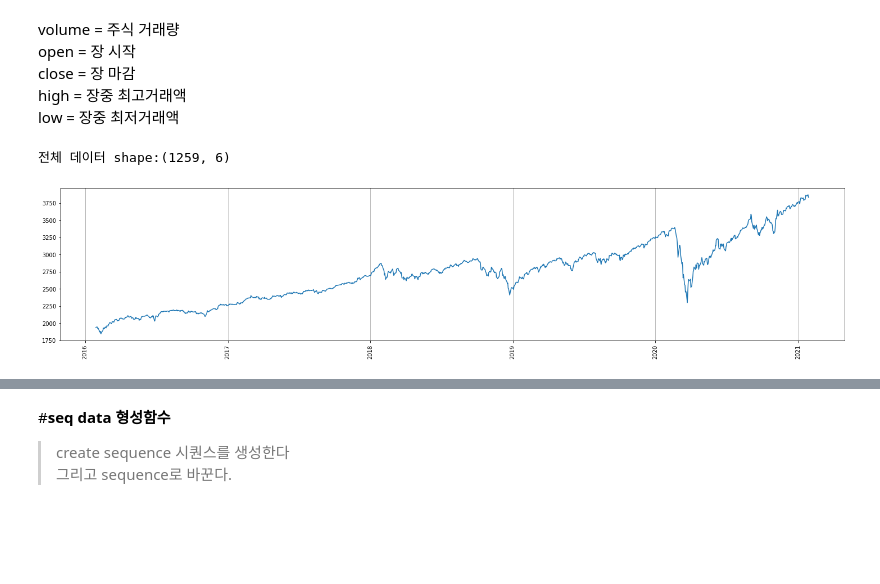
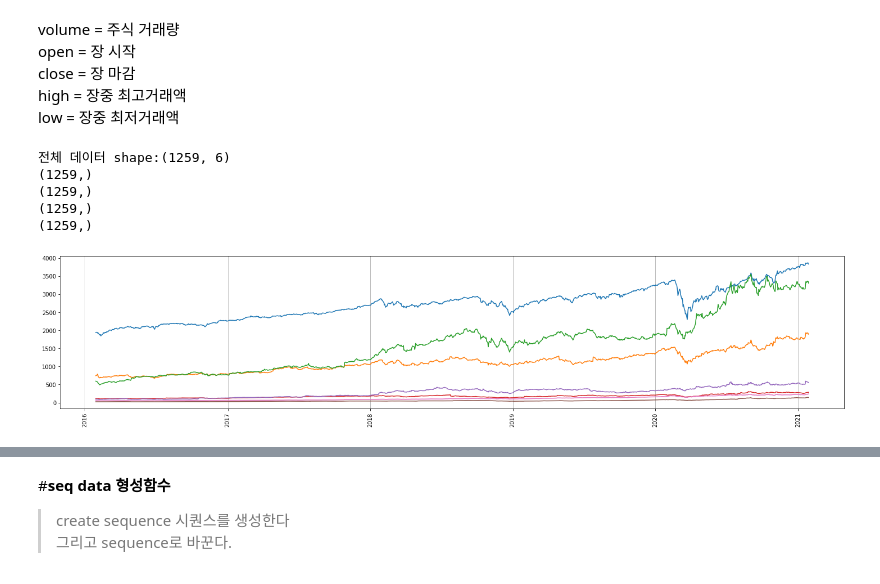
Before and after one commit to LSJgobsl/TransformerSNP500, a Jupyter notebook: snp500_20210120.ipynb, the cells around one changed output, grey strips where cells are left out. Cells and saved outputs as stored; diff of their text form; code cells hidden in the pictures; blank space fills up the shorter version.

```diff
--- a/snp500_20210120.ipynb
+++ b/snp500_20210120.ipynb
@@ -37,6 +37,22 @@ amzn = pd.read_csv('./drive/MyDrive/graph/AMZN.csv')
 amzn['Date'] = pd.to_datetime(amzn['Date'])
 amzn.set_index('Date',inplace=True)
 
+fb = pd.read_csv('./drive/MyDrive/graph/FB.csv')
+fb['Date'] = pd.to_datetime(fb['Date'])
+fb.set_index('Date',inplace = True)
+
+nflx = pd.read_csv('./drive/MyDrive/graph/NFLX.csv')
+nflx['Date'] = pd.to_datetime(nflx['Date'])
+nflx.set_index('Date',inplace = True)
+
+aapl = pd.read_csv('./drive/MyDrive/graph/AAPL.csv')
+aapl['Date'] = pd.to_datetime(aapl['Date'])
+aapl.set_index('Date', inplace = True)
+
+msft = pd.read_csv('./drive/MyDrive/graph/MSFT.csv')
+msft['Date'] = pd.to_datetime(msft['Date'])
+msft.set_index('Date',inplace = True)
+
 
 device = torch.device("cuda" if torch.cuda.is_available() else "cpu")
 # %% [markdown]
@@ -48,11 +64,27 @@ low = 장중 최저거래액
 # %%
 print("전체 데이터 shape:{}".format(raw_data.shape))
 plt.figure(figsize=(25,5))
-plt.plot(raw_data['High'])
+plt.plot(raw_data['High'],label='SNP500')
+plt.plot(goog['High'],label='Google')
+plt.plot(amzn['High'], label='Amazon')
+plt.plot(fb['High'],label='Facebook')
+plt.plot(nflx['High'],label='Netflix')
+plt.plot(aapl['High'],label='apple')
+plt.plot(msft['High'],label='MicroSoft')
+
+print(fb['High'].shape)
+print(nflx['High'].shape)
+print(aapl['High'].shape)
+print(msft['High'].shape)
+
 plt.xticks(rotation=90)
 plt.grid(axis='x')
 # %% [output]
 전체 데이터 shape:(1259, 6)
+(1259,)
+(1259,)
+(1259,)
+(1259,)
-[figure, old version]
+[figure, new version]
 # %%
 output_window = 1
```
Also changed, not shown: parts of 23 cells of this notebook.
